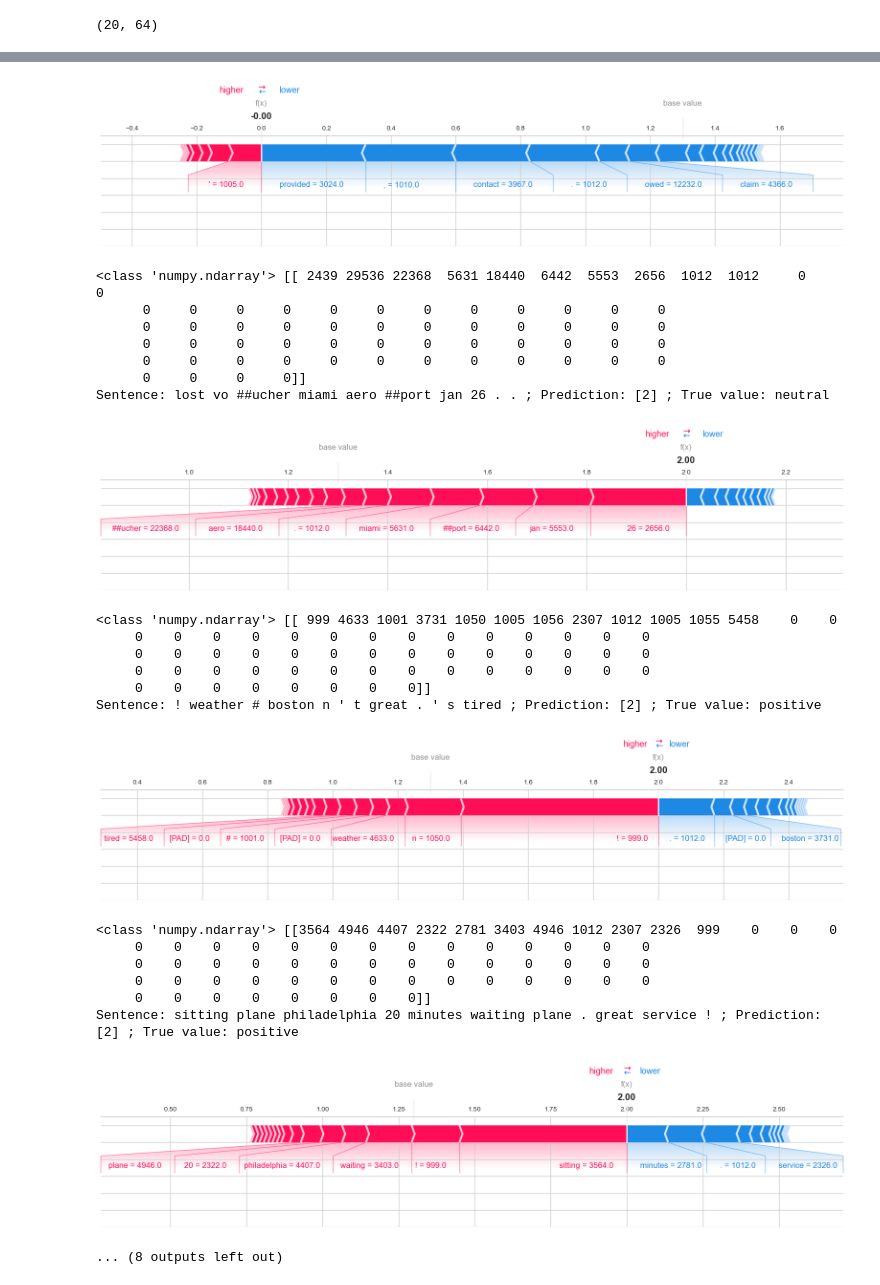
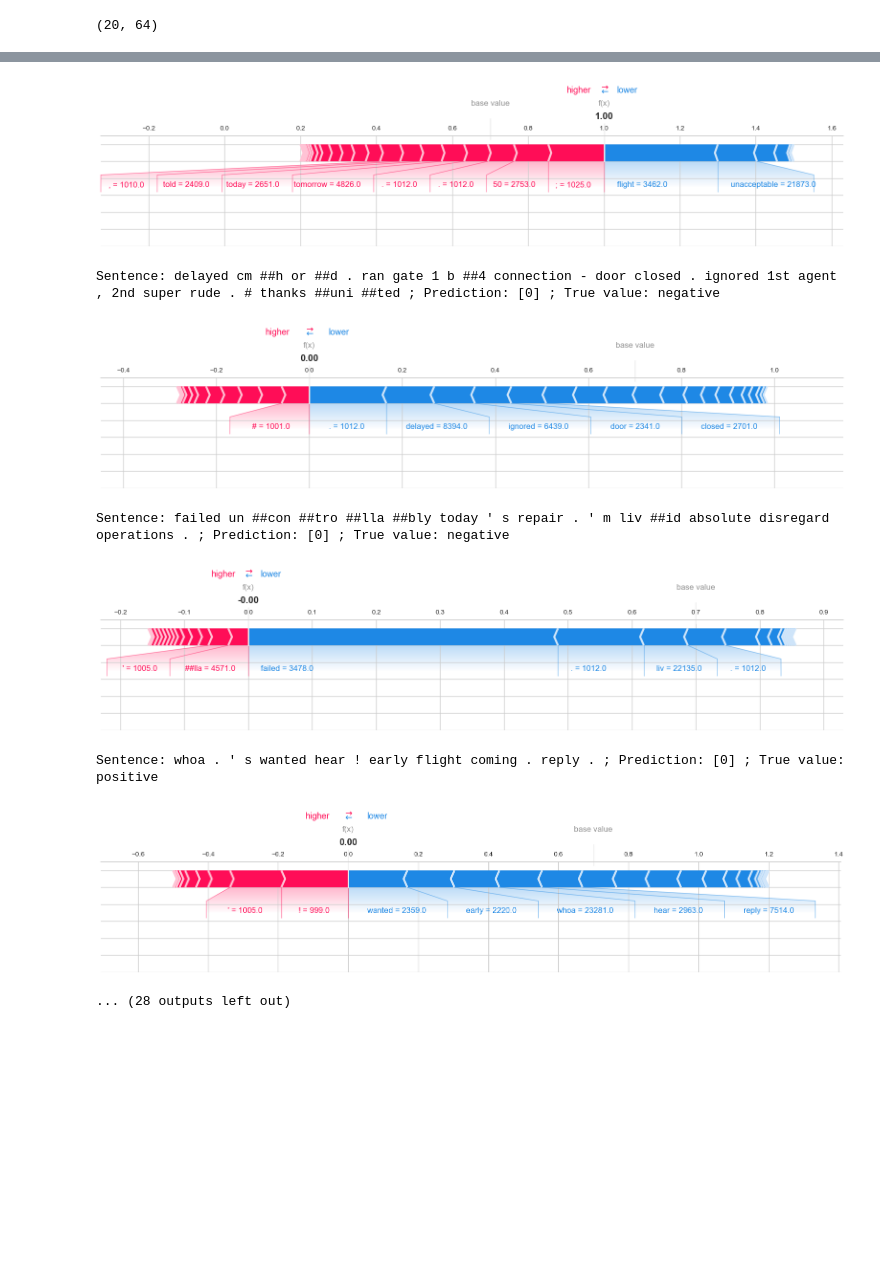
Before and after one commit to bkapteijns/thesis, a Jupyter notebook: code/feature-relevance/SHAP/sentiment-analysis/nlp_shap.ipynb, the cells around one changed output, grey strips where cells are left out. Drawn from its saved outputs; the diff is of its cells as text; code cells hidden in the pictures; blank space fills up the shorter version.

```diff
--- a/code/feature-relevance/SHAP/sentiment-analysis/nlp_shap.ipynb
+++ b/code/feature-relevance/SHAP/sentiment-analysis/nlp_shap.ipynb
@@ -279,5 +240,11 @@ array([[ 2.92857143e-01, -2.21428571e-01, -9.28571429e-02,
+# %%
+perm_vals = {"values": [], "base_values": [], "data": []}
+for pv in permutation_values:
+    perm_vals["values"].append(pv.values[0])
+    perm_vals["base_values"].append(pv.base_values[0])
+    perm_vals["data"].append(pv.data[0])
 # %%
 for i in range(len(to_explain)):
   print("Sentence:", " ".join(tokenizer.convert_ids_to_tokens(to_explain[i])).replace(" [PAD]", "") ,"; Prediction:", prediction_model(np.array([to_explain[i]])), "; True value:", y_test[i])
-  shap.plots.force(permutation_values.base_values[i], permutation_values.values[i], permutation_values.data[i], feature_names=tokenizer.convert_ids_to_tokens(permutation_values.data[i]), matplotlib=True)
+  shap.plots.force(perm_vals["base_values"][i], perm_vals["values"][i], perm_vals["data"][i], feature_names=tokenizer.convert_ids_to_tokens(perm_vals["data"][i]), matplotlib=True)
 # %% [output]
@@ -307,24 +256,8 @@ Sentence: d ##ms , ' m owed ref ##und . provided contact number bank file claim
-[figure, old version]
+[figure, new version]
-<class 'numpy.ndarray'> [[ 2439 29536 22368  5631 18440  6442  5553  2656  1012  1012     0     0
-      0     0     0     0     0     0     0     0     0     0     0     0
-      0     0     0     0     0     0     0     0     0     0     0     0
-      0     0     0     0     0     0     0     0     0     0     0     0
-      0     0     0     0     0     0     0     0     0     0     0     0
-      0     0     0     0]]
-Sentence: lost vo ##ucher miami aero ##port jan 26 . . ; Prediction: [2] ; True value: neutral
+Sentence: delayed cm ##h or ##d . ran gate 1 b ##4 connection - door closed . ignored 1st agent , 2nd super rude . # thanks ##uni ##ted ; Prediction: [0] ; True value: negative
-[figure, old version]
+[figure, new version]
-<class 'numpy.ndarray'> [[ 999 4633 1001 3731 1050 1005 1056 2307 1012 1005 1055 5458    0    0
-     0    0    0    0    0    0    0    0    0    0    0    0    0    0
-     0    0    0    0    0    0    0    0    0    0    0    0    0    0
-     0    0    0    0    0    0    0    0    0    0    0    0    0    0
-     0    0    0    0    0    0    0    0]]
-Sentence: ! weather # boston n ' t great . ' s tired ; Prediction: [2] ; True value: positive
+Sentence: failed un ##con ##tro ##lla ##bly today ' s repair . ' m liv ##id absolute disregard operations . ; Prediction: [0] ; True value: negative
-[figure, old version]
+[figure, new version]
-<class 'numpy.ndarray'> [[3564 4946 4407 2322 2781 3403 4946 1012 2307 2326  999    0    0    0
-     0    0    0    0    0    0    0    0    0    0    0    0    0    0
-     0    0    0    0    0    0    0    0    0    0    0    0    0    0
-     0    0    0    0    0    0    0    0    0    0    0    0    0    0
-     0    0    0    0    0    0    0    0]]
-Sentence: sitting plane philadelphia 20 minutes waiting plane . great service ! ; Prediction: [2] ; True value: positive
+Sentence: whoa . ' s wanted hear ! early flight coming . reply . ; Prediction: [0] ; True value: positive
-[figure, old version]
+[figure, new version]
-... (8 outputs left out)
+... (28 outputs left out)
```
Also changed, not shown: parts of 13 cells of this notebook.
